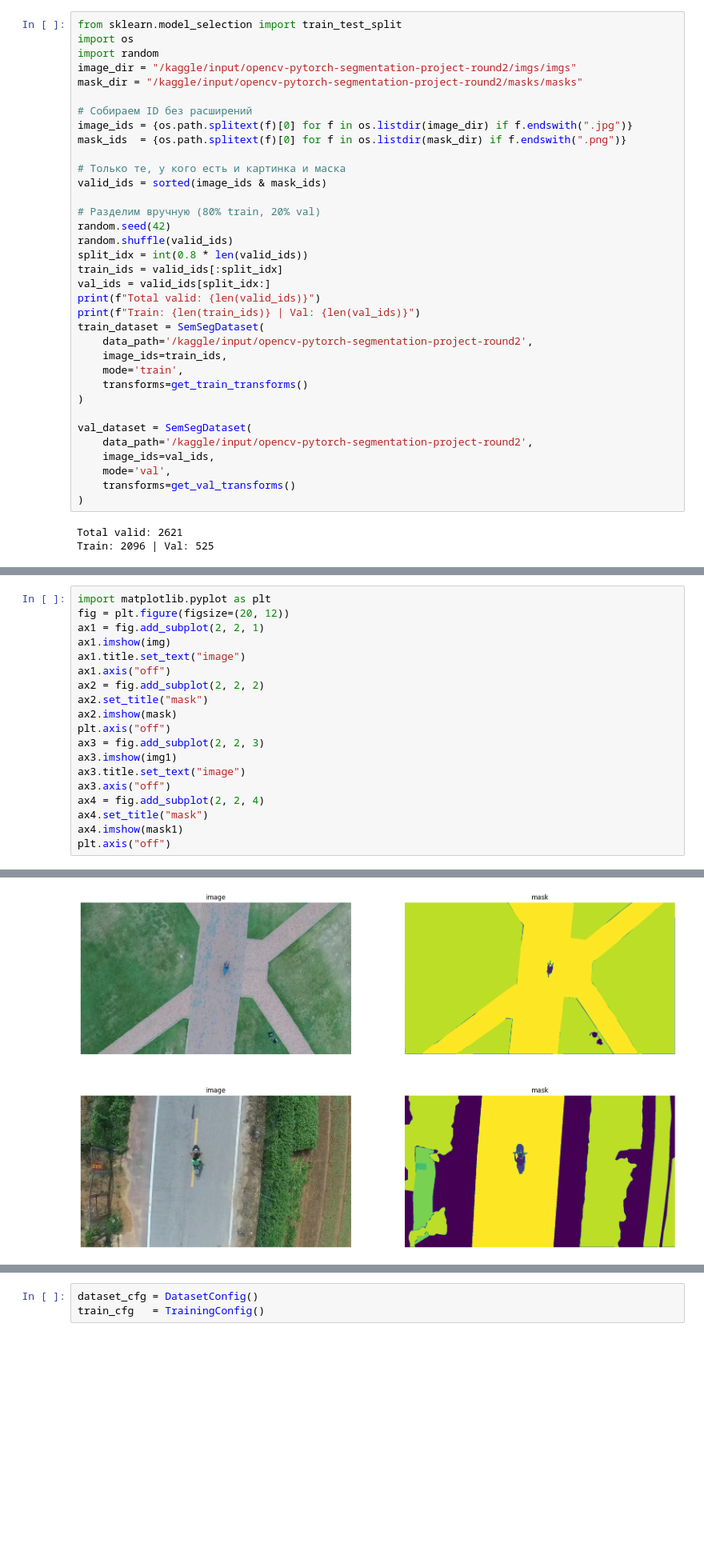
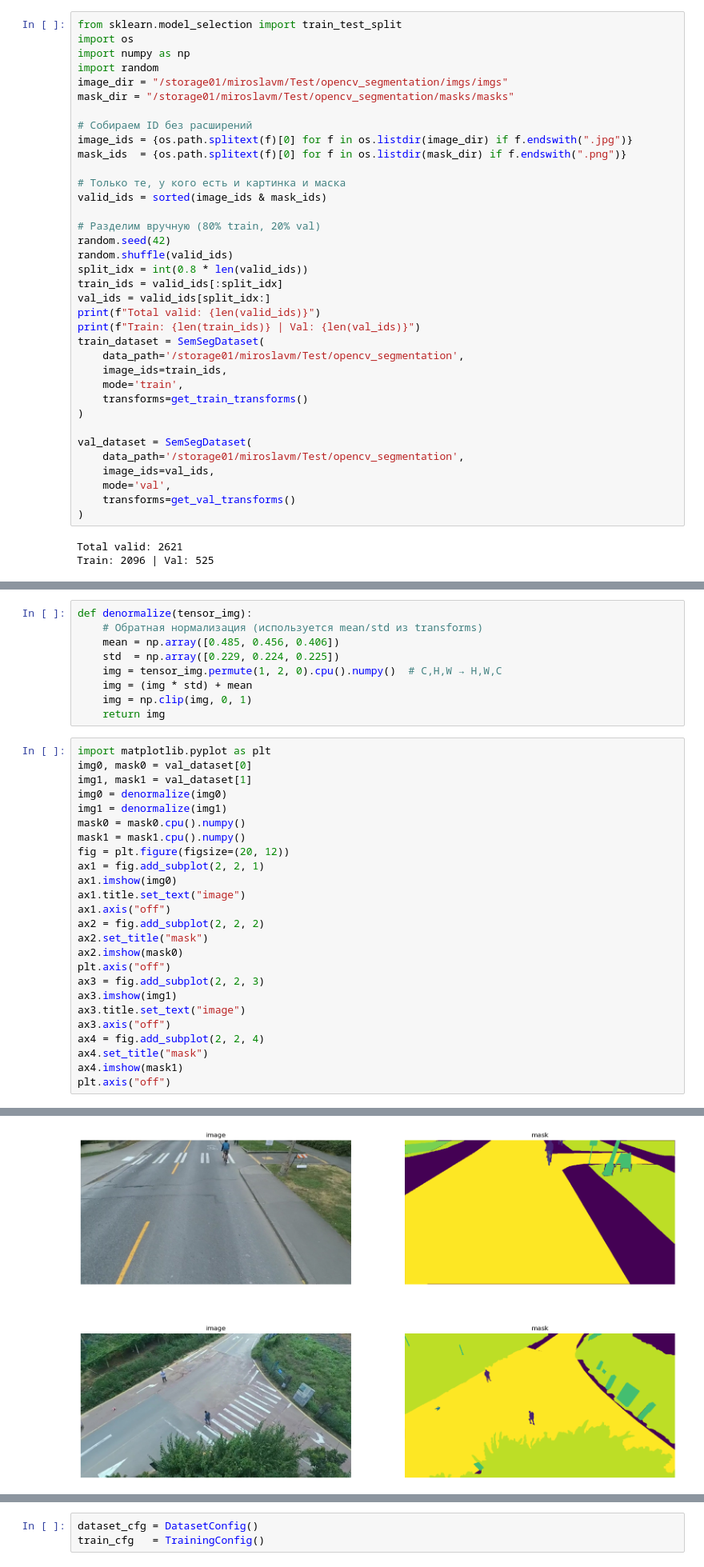
Before and after one commit to podtyazhki1337/cv, a Jupyter notebook: semantic-segmentation/project3-semantic-segmentation-round2.ipynb, the cells around one changed output, grey strips where cells are left out. Shown at 80% size. Cells and saved outputs as stored; diff of their text form; blank space fills up the shorter version.

```diff
--- a/semantic-segmentation/project3-semantic-segmentation-round2.ipynb
+++ b/semantic-segmentation/project3-semantic-segmentation-round2.ipynb
@@ -148,9 +189,10 @@ def get_val_transforms():
 # %%
 from sklearn.model_selection import train_test_split
 import os
+import numpy as np
 import random
-image_dir = "/kaggle/input/opencv-pytorch-segmentation-project-round2/imgs/imgs"
-mask_dir = "/kaggle/input/opencv-pytorch-segmentation-project-round2/masks/masks"
+image_dir = "/storage01/miroslavm/Test/opencv_segmentation/imgs/imgs"
+mask_dir = "/storage01/miroslavm/Test/opencv_segmentation/masks/masks"
 
 # Собираем ID без расширений
 image_ids = {os.path.splitext(f)[0] for f in os.listdir(image_dir) if f.endswith(".jpg")}
@@ -168,14 +210,14 @@ val_ids = valid_ids[split_idx:]
 print(f"Total valid: {len(valid_ids)}")
 print(f"Train: {len(train_ids)} | Val: {len(val_ids)}")
 train_dataset = SemSegDataset(
-    data_path='/kaggle/input/opencv-pytorch-segmentation-project-round2',
+    data_path='/storage01/miroslavm/Test/opencv_segmentation',
     image_ids=train_ids,
     mode='train',
     transforms=get_train_transforms()
 )
 
 val_dataset = SemSegDataset(
-    data_path='/kaggle/input/opencv-pytorch-segmentation-project-round2',
+    data_path='/storage01/miroslavm/Test/opencv_segmentation',
     image_ids=val_ids,
     mode='val',
     transforms=get_val_transforms()
@@ -195,16 +237,31 @@ Train: 2096 | Val: 525
 <img src="https://www.learnopencv.com/wp-content/uploads/2020/04/c3-w12-data-sample.png">
 
 ---
+# %%
+def denormalize(tensor_img):
+    # Обратная нормализация (используется mean/std из transforms)
+    mean = np.array([0.485, 0.456, 0.406])
+    std  = np.array([0.229, 0.224, 0.225])
+    img = tensor_img.permute(1, 2, 0).cpu().numpy()  # C,H,W → H,W,C
+    img = (img * std) + mean
+    img = np.clip(img, 0, 1)
+    return img
 # %%
 import matplotlib.pyplot as plt
+img0, mask0 = val_dataset[0]
+img1, mask1 = val_dataset[1]
+img0 = denormalize(img0)
+img1 = denormalize(img1)
+mask0 = mask0.cpu().numpy()
+mask1 = mask1.cpu().numpy()
 fig = plt.figure(figsize=(20, 12))
 ax1 = fig.add_subplot(2, 2, 1)
-ax1.imshow(img)
+ax1.imshow(img0)
 ax1.title.set_text("image")
 ax1.axis("off")
 ax2 = fig.add_subplot(2, 2, 2)
 ax2.set_title("mask")
-ax2.imshow(mask)
+ax2.imshow(mask0)
 plt.axis("off")
 ax3 = fig.add_subplot(2, 2, 3)
 ax3.imshow(img1)
@@ -219,4 +276,4 @@ plt.axis("off")
-[figure, old version]
+[figure, new version]
 # %% [markdown]
 # <font style="color:green">2. Evaluation Metrics [10 Points]</font>
 
```
Also changed, not shown: parts of 37 cells of this notebook, 28 other files.
